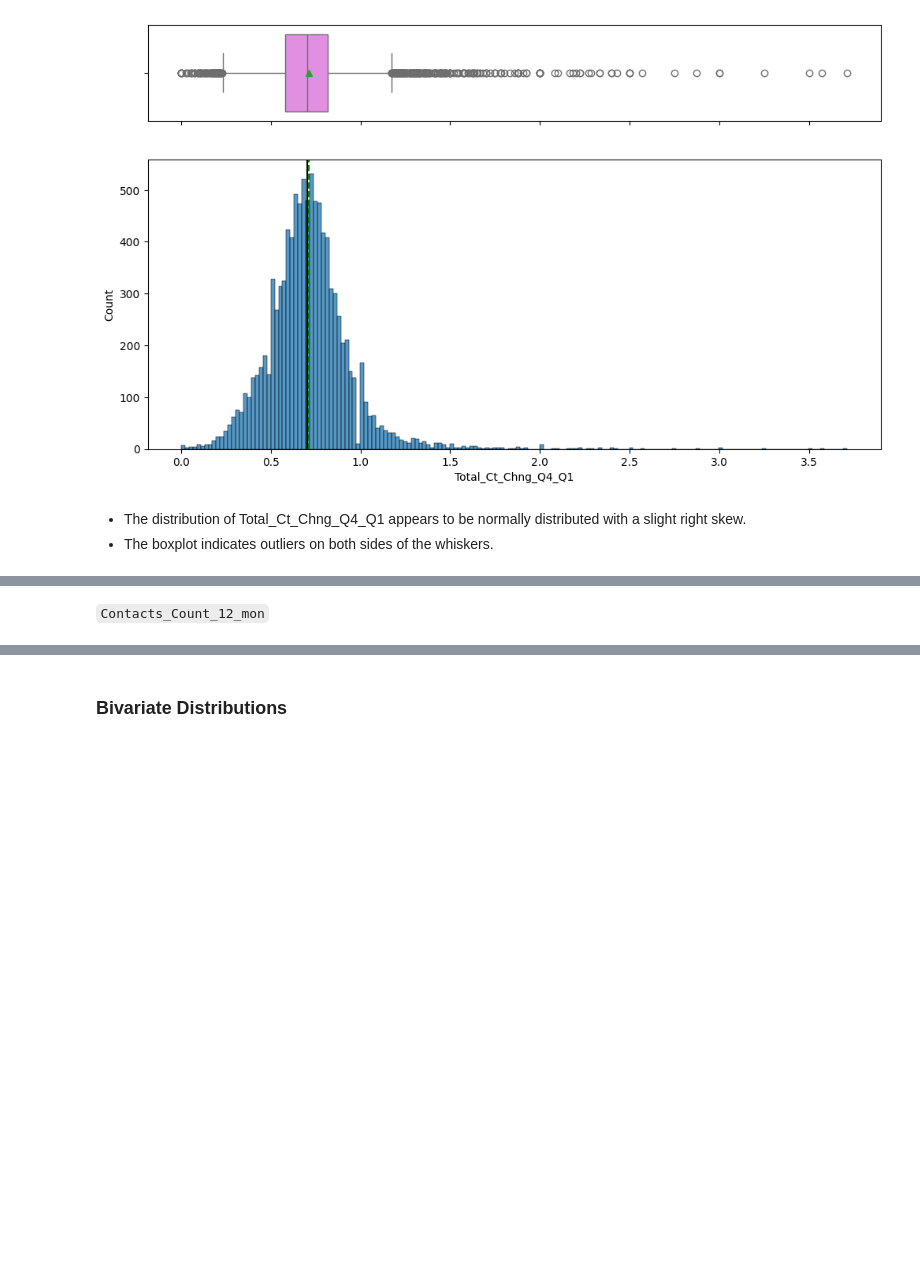
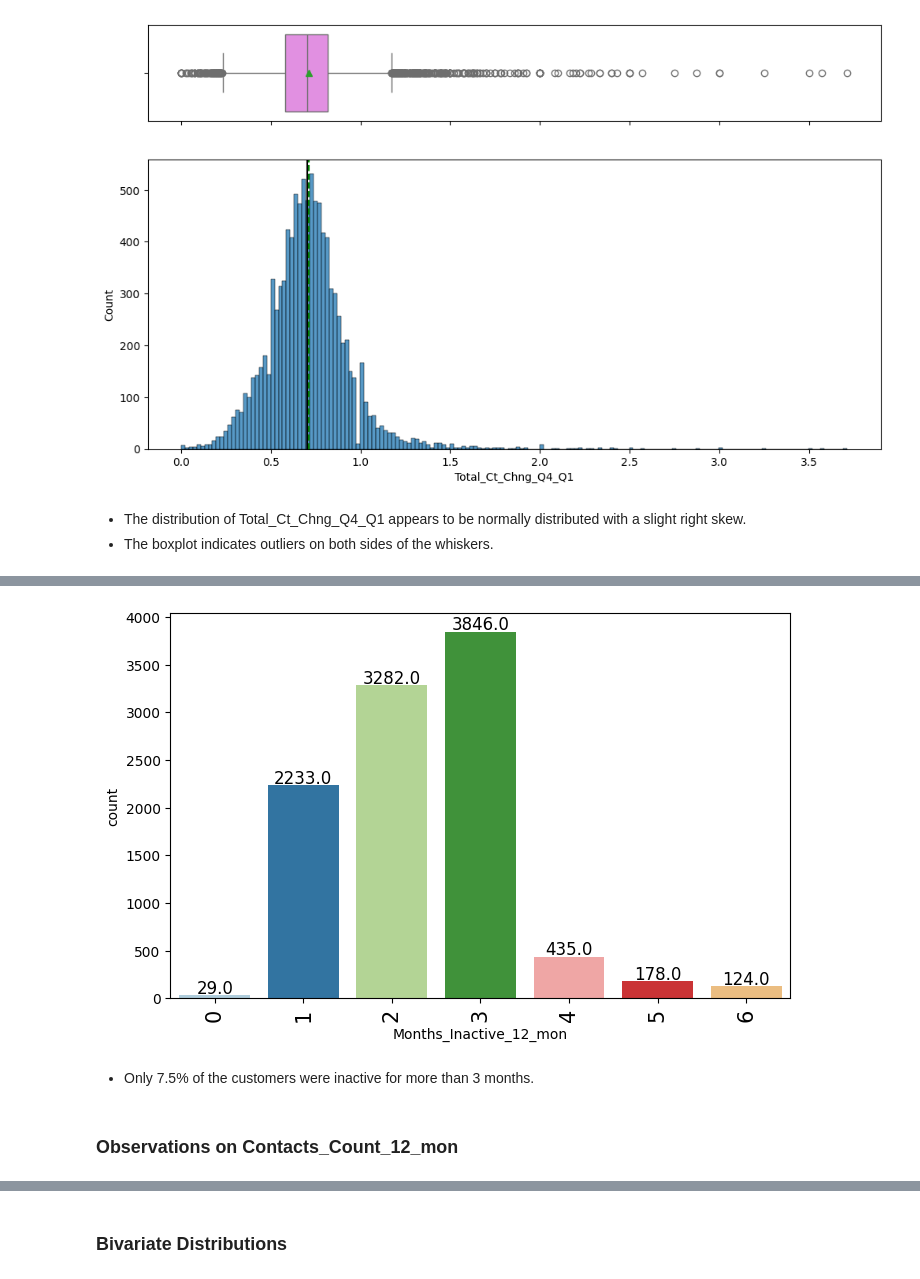
Before and after one commit to aimlalchemists/credit-card-users-churn-prediction, a Jupyter notebook: Credit_Card_Users_Churn_Prediction.ipynb, the cells around one changed output, grey strips where cells are left out. Cells and saved outputs as stored; diff of their text form; code cells hidden in the pictures; blank space fills up the shorter version.

```diff
--- a/Credit_Card_Users_Churn_Prediction.ipynb
+++ b/Credit_Card_Users_Churn_Prediction.ipynb
@@ -667,5 +680,9 @@ labeled_barplot('_______') ## Complete the code to create labeled_barplot for 'T
 # %%
-labeled_barplot('_______') ## Complete the code to create labeled_barplot for 'Months_Inactive_12_mon'
+labeled_barplot(data, "Months_Inactive_12_mon")
+# %% [output]
+[figure, added]
+# %% [markdown]
+- Only 7.5% of the customers were inactive for more than 3 months.
 # %% [markdown]
-`Contacts_Count_12_mon`
+### **Observations on Contacts_Count_12_mon**
 # %%
```
Also changed, not shown: parts of 99 cells of this notebook.
